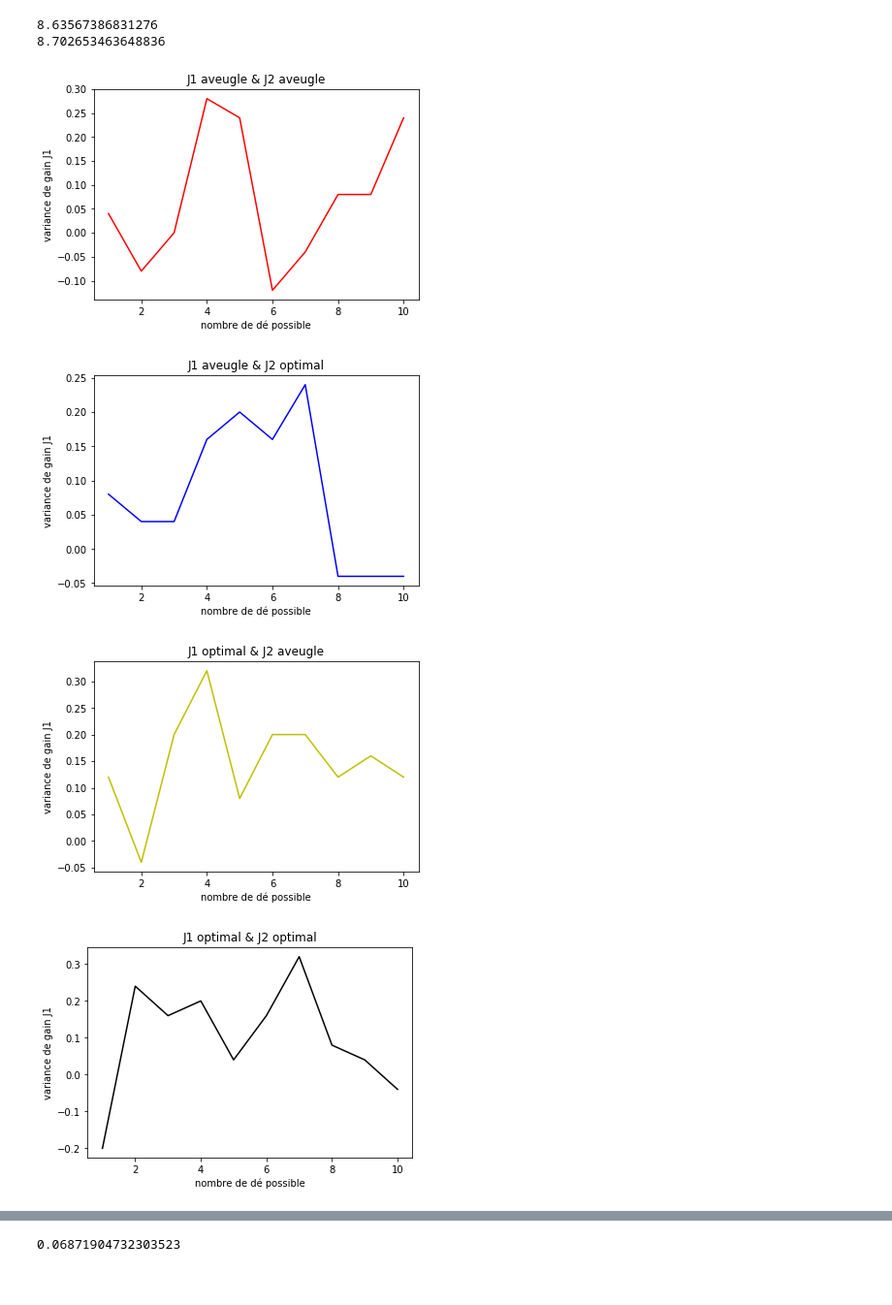
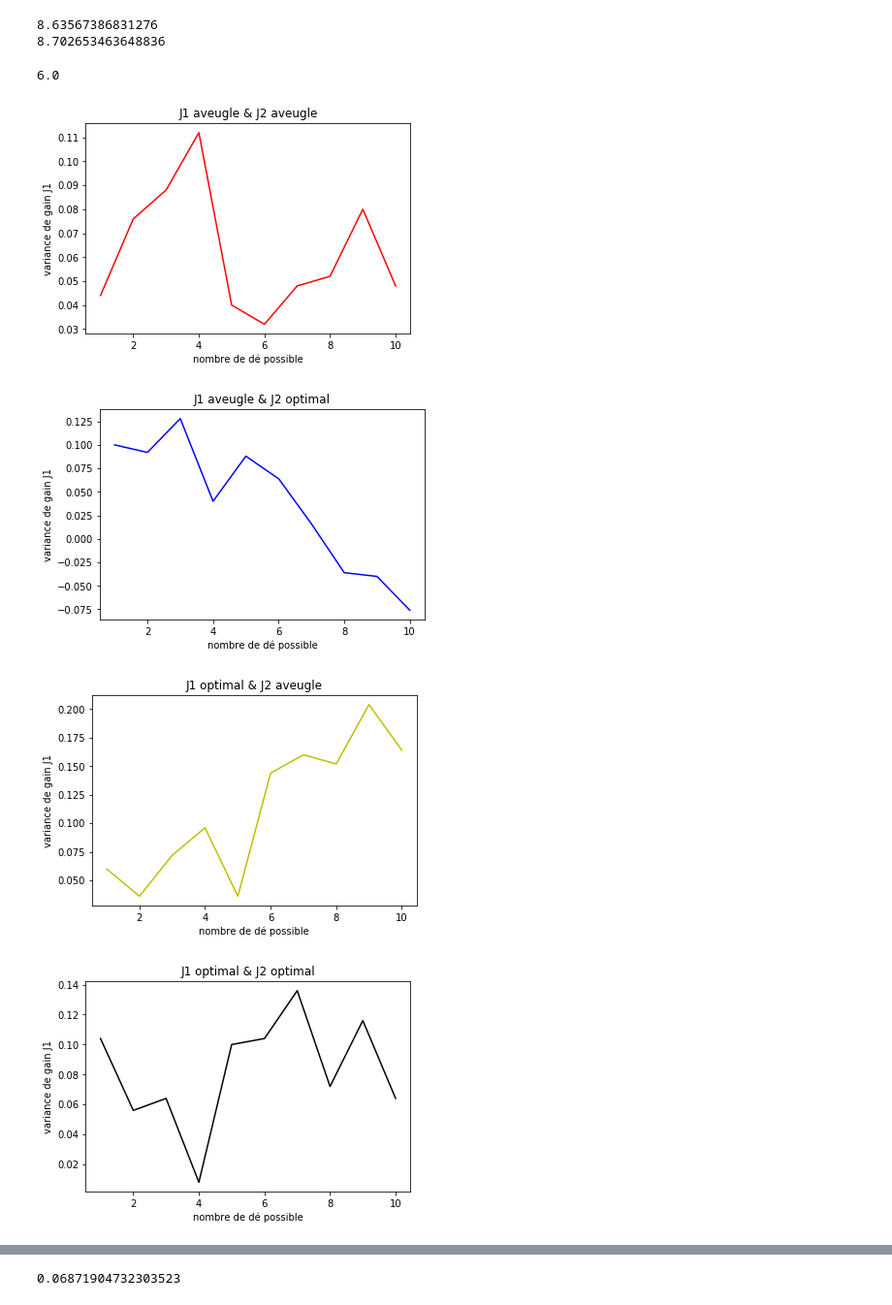
Before and after one commit to Yufei6/Projet_Mogpl, a Jupyter notebook: diceBattle.ipynb, the cells around one changed output, grey strips where cells are left out. Shown: that part at 97% size. Cells and saved outputs as stored; diff of their text form; code cells hidden in the pictures.

```diff
--- a/diceBattle.ipynb
+++ b/diceBattle.ipynb
@@ -151,6 +151,7 @@ def game_ai(n,stra1,stra2):
         #print("Score of player1: ",state[0],"\n Score of player2: ",state[1],"\n")
         d1 = int(stra1.choice_optimal(state[0],state[1]))
         p1 = get_random_score(d1)
+        #temp = state[0]
         state[0] += p1
         #print("AI111 get ",p1, "score with ",d1," dice(s)!\n")
         if(state[0]>=n):
@@ -159,15 +160,17 @@ def game_ai(n,stra1,stra2):
         p2 = get_random_score(d2)
         state[1] += p2
         #print("AI222 get ",p2, "score with ",d2," dice(s)!\n")
-    if state[0]>=n:
+        if(state[1]>=n):
+            return -1
+    """if state[0]>=n:
         return 1
     else:
-        return -1
+        return -1"""
 
 
 
 def test_D(D,N):
-    n_test = 50
+    n_test = 1000
     n_intervalle = 10
     ds = [ int(D*i/n_intervalle) for i in range(1,1+n_intervalle)]
     res = np.zeros((4,n_intervalle))
@@ -218,10 +221,11 @@ def test_D(D,N):
 
 
 def test_N(D,N):
-    n_test = 50
+    n_test = 1000
     n_intervalle = 10
     ns = [ int(N*i/n_intervalle) for i in range(1,1+n_intervalle)]
     res = np.zeros((4,n_intervalle))
+    #stra_opt = strategie_optimal(D,N)
     #res = [aa,ao,oa,oo]
     for ni in range(len(ns)):
         res_aa = 0
@@ -268,7 +274,11 @@ def test_N(D,N):
+# %%
+stra_opt.choice_optimal(0,0)
+# %% [output]
+6.0
 # %%
-test_D(10,100)
+test_D(10,200)
 # %% [output]
-[figure, old version]
+[figure, new version]
-[figure, old version]
+[figure, new version]
-[figure, old version]
+[figure, new version]
-[figure, old version]
+[figure, new version]
```
Also changed, not shown: parts of 5 cells of this notebook.
